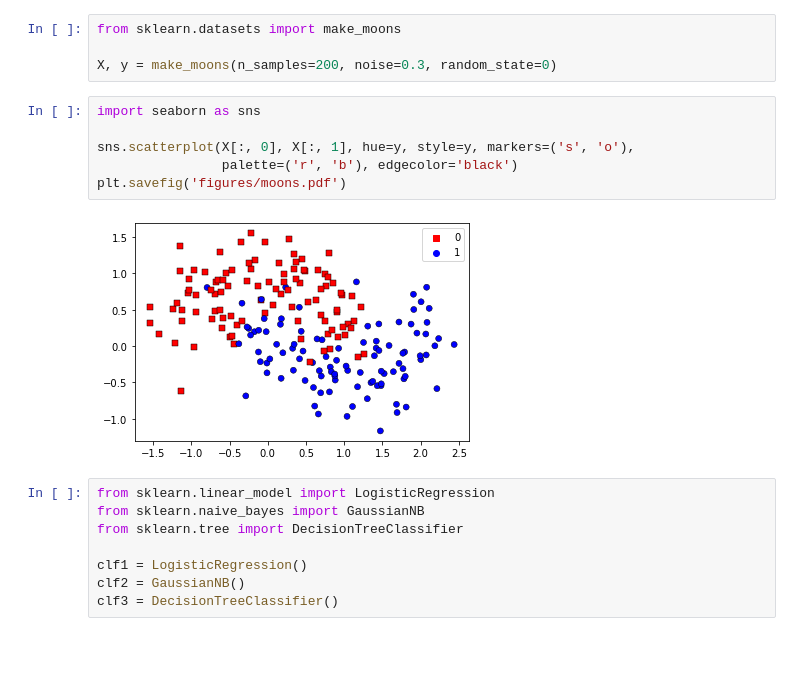
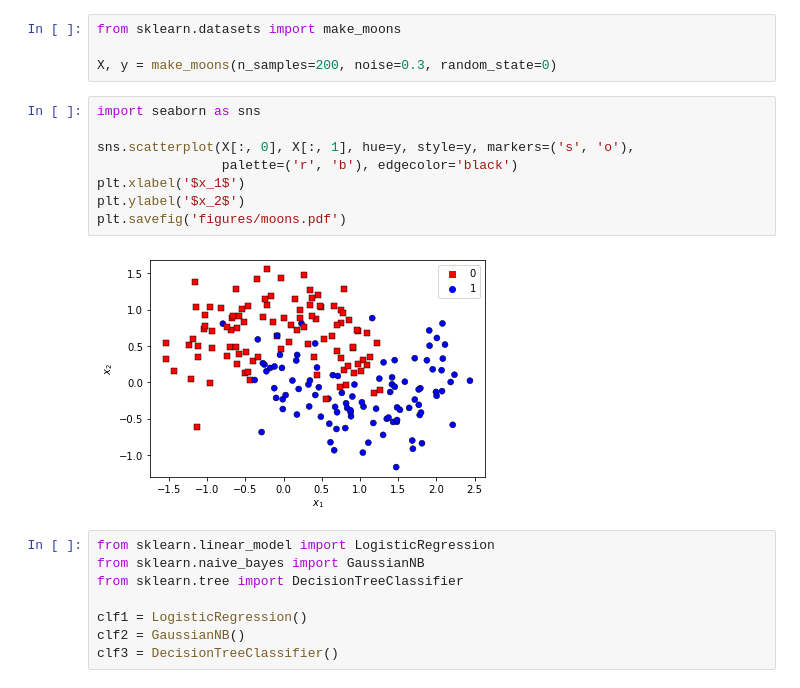
Before and after one commit to roiyeho/medium, a Jupyter notebook: ensemble_methods/VotingClassifier.ipynb, the cells around one changed output. Cells and saved outputs as stored; diff of their text form; blank space fills up the shorter version.

```diff
--- a/ensembles/VotingClassifier.ipynb
+++ b/ensemble_methods/VotingClassifier.ipynb
@@ -10,11 +10,13 @@ X, y = make_moons(n_samples=200, noise=0.3, random_state=0)
 # %%
 import seaborn as sns
 
 sns.scatterplot(X[:, 0], X[:, 1], hue=y, style=y, markers=('s', 'o'),
                 palette=('r', 'b'), edgecolor='black')
+plt.xlabel('$x_1$')
+plt.ylabel('$x_2$')
 plt.savefig('figures/moons.pdf')
 # %% [output]
-[figure, old version]
+[figure, new version]
 # %%
 from sklearn.linear_model import LogisticRegression
 from sklearn.naive_bayes import GaussianNB
```
Also changed, not shown: 8 other files.
